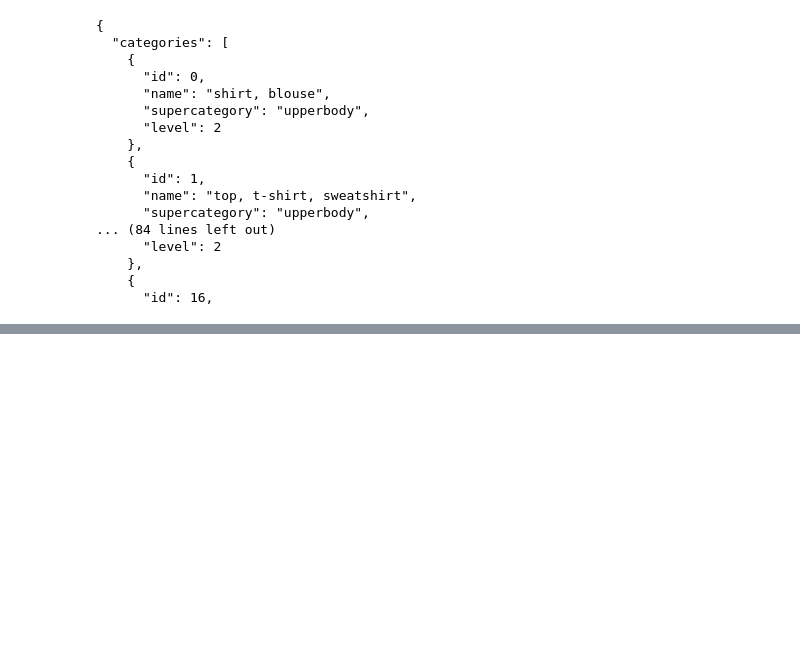
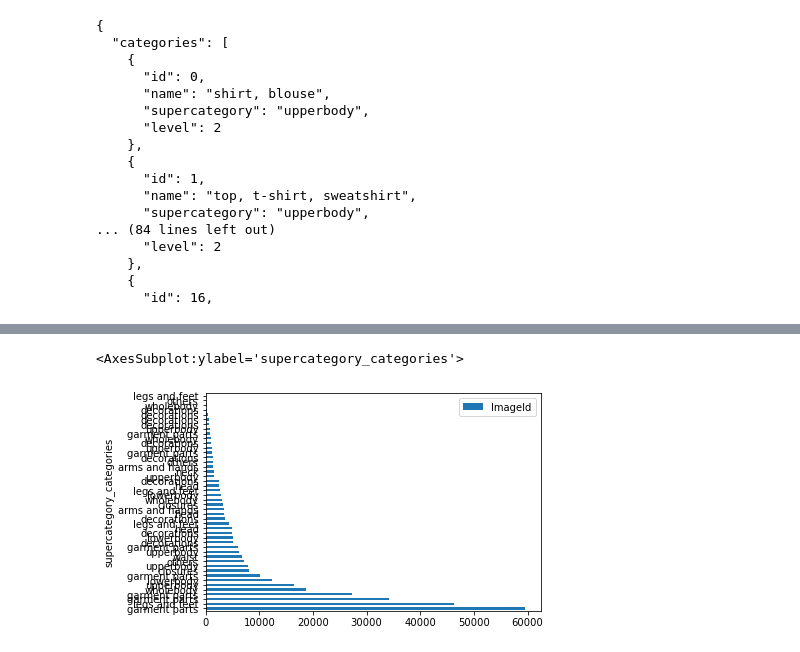
Before and after one commit to StyleVerse/Outfit-Recommender, a Jupyter notebook: notebooks/Step2_EDA/Step2_EDA_iMaterialist.ipynb, the cells around one changed output, grey strips where cells are left out. Saved outputs shown, nothing was run; the diff lists cells and outputs as text; code cells hidden in the pictures; blank space fills up the shorter version.

```diff
--- a/notebooks/Step2_EDA/Step2_EDA_iMaterialist.ipynb
+++ b/notebooks/Step2_EDA/Step2_EDA_iMaterialist.ipynb
@@ -298,0 +572,3 @@ ImageId,EncodedPixels,Height,Width,ClassId,AttributesIds
+# %%
+train_df = pd.read_csv("/Volumes/MiniGator/Projects/Datasets/iMaterialist/train.csv")
+train_df.head(20)
@@ -298,0 +630,5 @@ ImageId,EncodedPixels,Height,Width,ClassId,AttributesIds
+# %%
+train_df[['ClassId','ImageId']].groupby(['ClassId']).count().merge(categories_notNull_df,how='left',left_on='ClassId',right_index=True).reset_index().sort_values('ImageId',ascending=False).set_index('supercategory_categories').plot(kind='barh',y='ImageId',use_index=True)
+# %% [output]
+<AxesSubplot:ylabel='supercategory_categories'>
+[figure, added]
```
Also changed, not shown: parts of 55 cells of this notebook.
